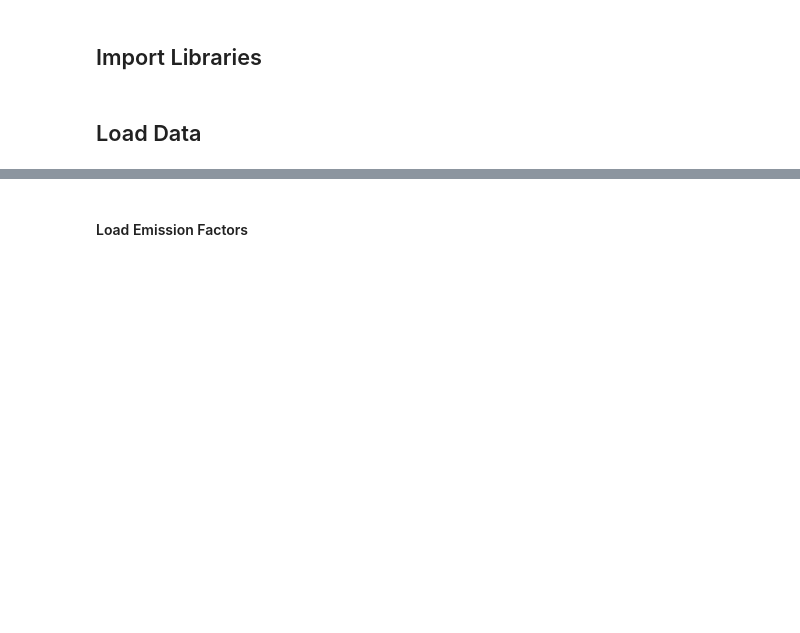
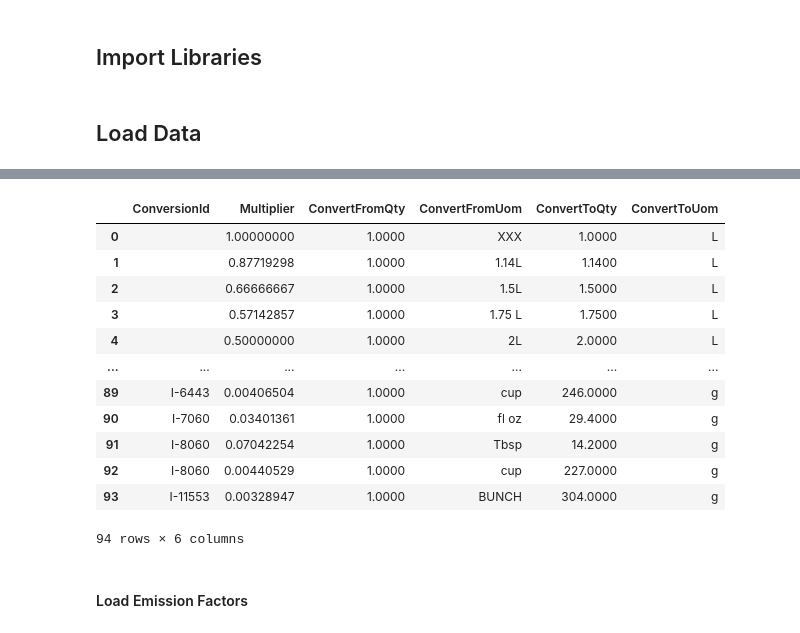
Before and after one commit to silviaaaaaaa/cffs-label, a Jupyter notebook: notebooks/ingre_analysis.ipynb, the cells around one changed output, grey strips where cells are left out. Cells and saved outputs as stored; diff of their text form; code cells hidden in the pictures; blank space fills up the shorter version.

```diff
--- a/notebooks/ingre_analysis.ipynb
+++ b/notebooks/ingre_analysis.ipynb
@@ -45,0 +176,17 @@ from itertools import islice
+# %%
+# Load Products.xml
+xtree = et.parse('/Users/silvia/cffs-label/data/oc/Products.xml')
+xroot = xtree.getroot()
+
+ProdId = []
+Description = []
+Cost = []
+
+for x in xtree.iterfind('Prod'):
+    ProdId.append(x.attrib['id'])
+    Description.append(x.findtext('Description'))
+    Cost.append(x.findtext('Cost'))
+
+Products = pd.DataFrame({'ProdId': ProdId, 'Description': Description, 'Cost': Cost})
+
+Products
@@ -46,3 +207,41 @@ from itertools import islice
+# %%
+# Load Conversions.xml
+xtree = et.parse('/Users/silvia/cffs-label/data/oc/Conversions.xml')
+xroot = xtree.getroot()
+
+ConversionId = []
+Multiplier = []
+ConvertFromQty = []
+ConvertFromUom = []
+ConvertToQty = []
+ConvertToUom = []
+
+for x in xtree.iterfind('Conversion'):
+    ConversionId.append(x.attrib['id'])
+    Multiplier.append(x.attrib['multiplier'])
+    ConvertFromQty.append(x.find('ConvertFrom').attrib['qty'])
+    ConvertFromUom.append(x.find('ConvertFrom').attrib['uom'])
+    ConvertToQty.append(x.find('ConvertTo').attrib['qty'])
+    ConvertToUom.append(x.find('ConvertTo').attrib['uom'])
+
+
+Conversions = pd.DataFrame({'ConversionId': ConversionId, 'Multiplier': Multiplier, 'ConvertFromQty': ConvertFromQty,
+                           'ConvertFromUom': ConvertFromUom, 'ConvertToQty': ConvertToQty, 'ConvertToUom': ConvertToUom})
+Conversions
+# %% [output]
+|  | ConversionId | Multiplier | ConvertFromQty | ConvertFromUom | ConvertToQty | ConvertToUom |
+| 0 |  | 1.00000000 | 1.0000 | XXX | 1.0000 | L |
+| 1 |  | 0.87719298 | 1.0000 | 1.14L | 1.1400 | L |
+| 2 |  | 0.66666667 | 1.0000 | 1.5L | 1.5000 | L |
+| 3 |  | 0.57142857 | 1.0000 | 1.75 L | 1.7500 | L |
+| 4 |  | 0.50000000 | 1.0000 | 2L | 2.0000 | L |
+| ... | ... | ... | ... | ... | ... | ... |
+| 89 | I-6443 | 0.00406504 | 1.0000 | cup | 246.0000 | g |
+| 90 | I-7060 | 0.03401361 | 1.0000 | fl oz | 29.4000 | g |
+| 91 | I-8060 | 0.07042254 | 1.0000 | Tbsp | 14.2000 | g |
+| 92 | I-8060 | 0.00440529 | 1.0000 | cup | 227.0000 | g |
+| 93 | I-11553 | 0.00328947 | 1.0000 | BUNCH | 304.0000 | g |
+94 rows × 6 columns
 # %% [markdown]
 #### Load Emission Factors
 # %%
```
Also changed, not shown: parts of 8 cells of this notebook.
